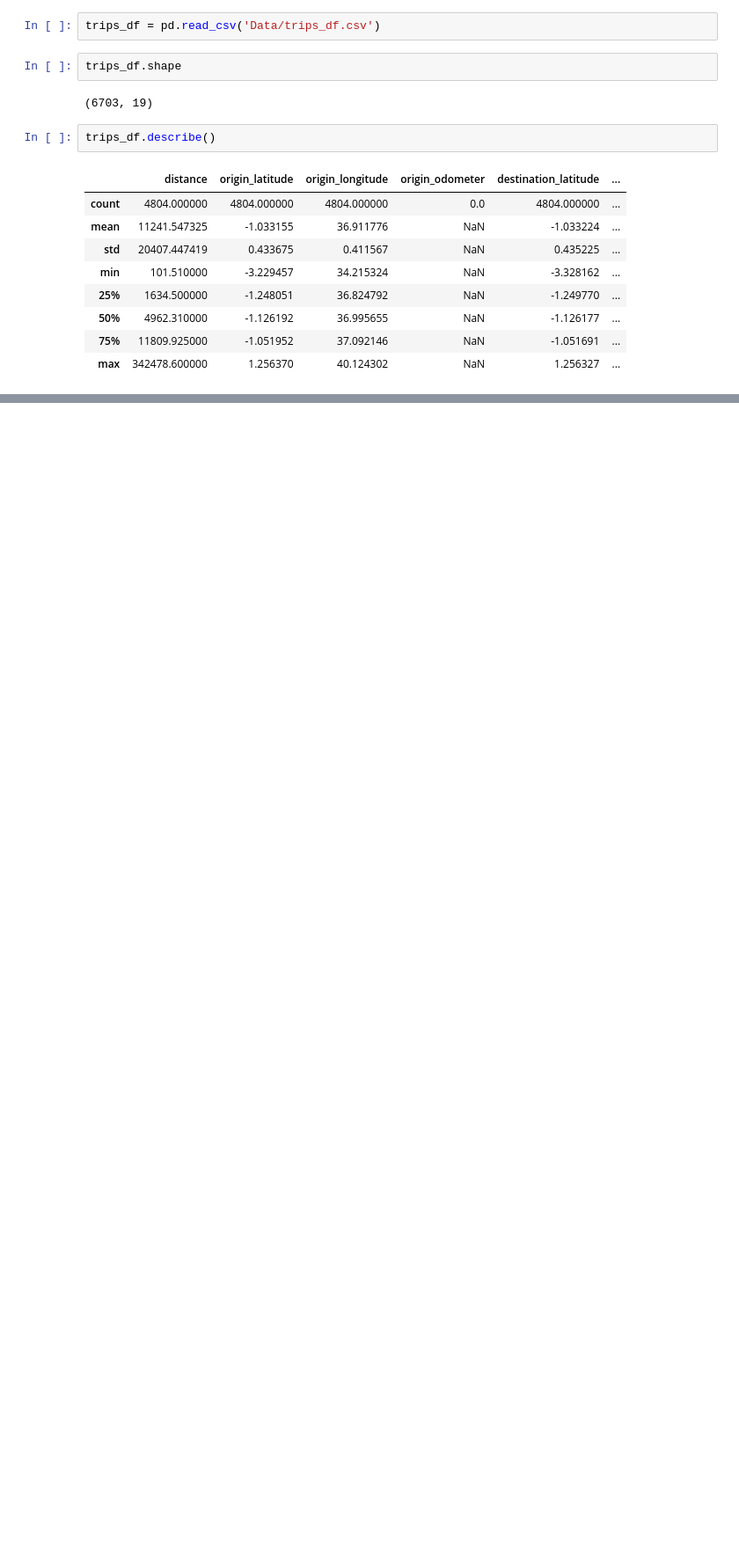
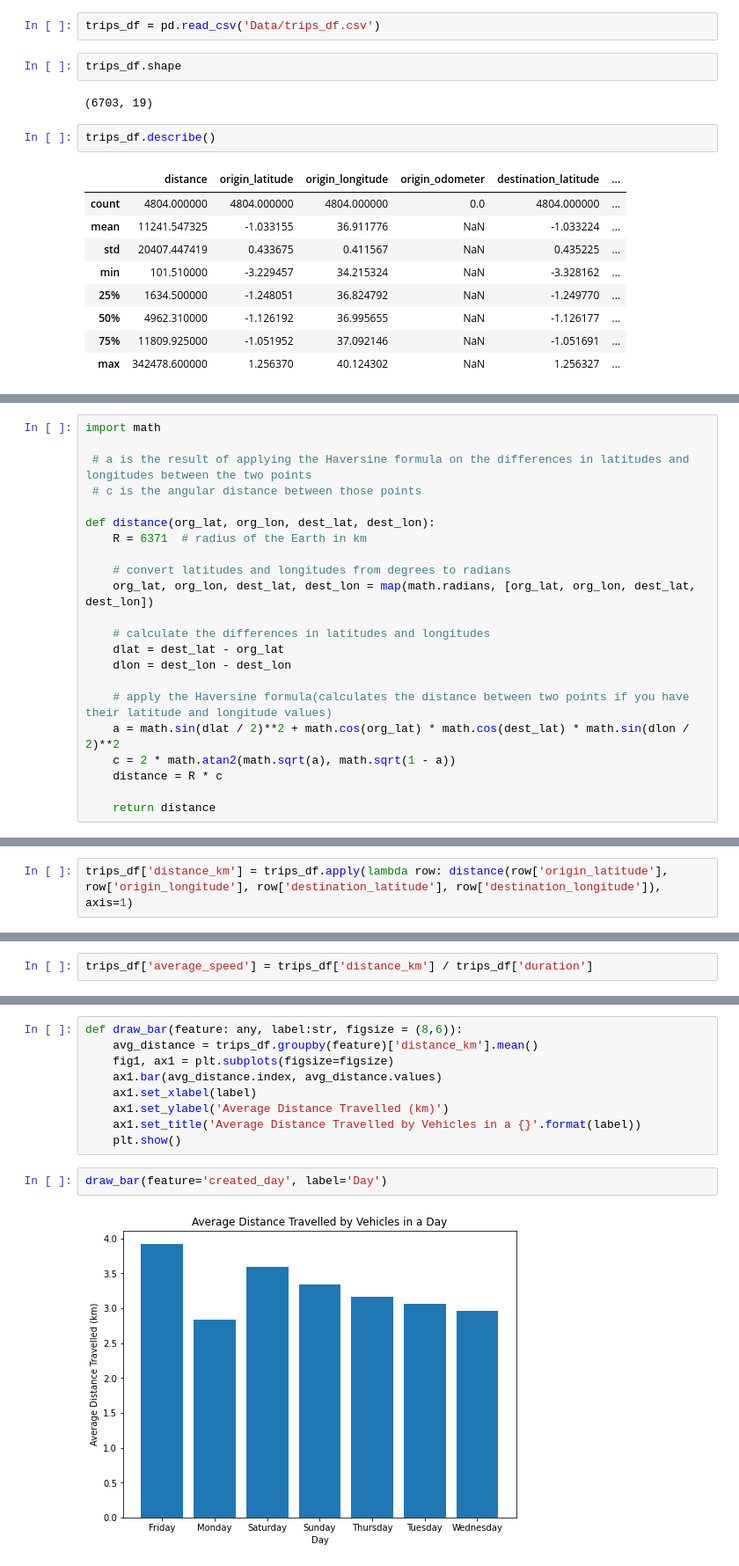
Before and after one commit to Ronnie-Leon76/Yatsa-Analytics, a Jupyter notebook: Yatsa-Analytics-EDA.ipynb, the cells around one changed output, grey strips where cells are left out. Shown at 88% size. Drawn from its saved outputs; the diff is of its cells as text; blank space fills up the shorter version.

```diff
--- a/Yatsa-Analytics-EDA.ipynb
+++ b/Yatsa-Analytics-EDA.ipynb
@@ -114,0 +271,22 @@ trips_df.describe()
+# %%
+import math
+
+ # a is the result of applying the Haversine formula on the differences in latitudes and longitudes between the two points
+ # c is the angular distance between those points
+
+def distance(org_lat, org_lon, dest_lat, dest_lon):
+    R = 6371  # radius of the Earth in km
+
+    # convert latitudes and longitudes from degrees to radians
+    org_lat, org_lon, dest_lat, dest_lon = map(math.radians, [org_lat, org_lon, dest_lat, dest_lon])
+
+    # calculate the differences in latitudes and longitudes
+    dlat = dest_lat - org_lat
+    dlon = dest_lon - dest_lon
+
+    # apply the Haversine formula(calculates the distance between two points if you have their latitude and longitude values)
+    a = math.sin(dlat / 2)**2 + math.cos(org_lat) * math.cos(dest_lat) * math.sin(dlon / 2)**2
+    c = 2 * math.atan2(math.sqrt(a), math.sqrt(1 - a))
+    distance = R * c
+
+    return distance
@@ -114,0 +295,2 @@ trips_df.describe()
+# %%
+trips_df['distance_km'] = trips_df.apply(lambda row: distance(row['origin_latitude'], row['origin_longitude'], row['destination_latitude'], row['destination_longitude']), axis=1)
@@ -114,0 +309,2 @@ trips_df.describe()
+# %%
+trips_df['average_speed'] = trips_df['distance_km'] / trips_df['duration']
@@ -114,0 +339,13 @@ trips_df.describe()
+# %%
+def draw_bar(feature: any, label:str, figsize = (8,6)):
+    avg_distance = trips_df.groupby(feature)['distance_km'].mean()
+    fig1, ax1 = plt.subplots(figsize=figsize)
+    ax1.bar(avg_distance.index, avg_distance.values)
+    ax1.set_xlabel(label)
+    ax1.set_ylabel('Average Distance Travelled (km)')
+    ax1.set_title('Average Distance Travelled by Vehicles in a {}'.format(label))
+    plt.show()
+# %%
+draw_bar(feature='created_day', label='Day')
+# %% [output]
+[figure, added]
```
Also changed, not shown: parts of 29 cells of this notebook.
